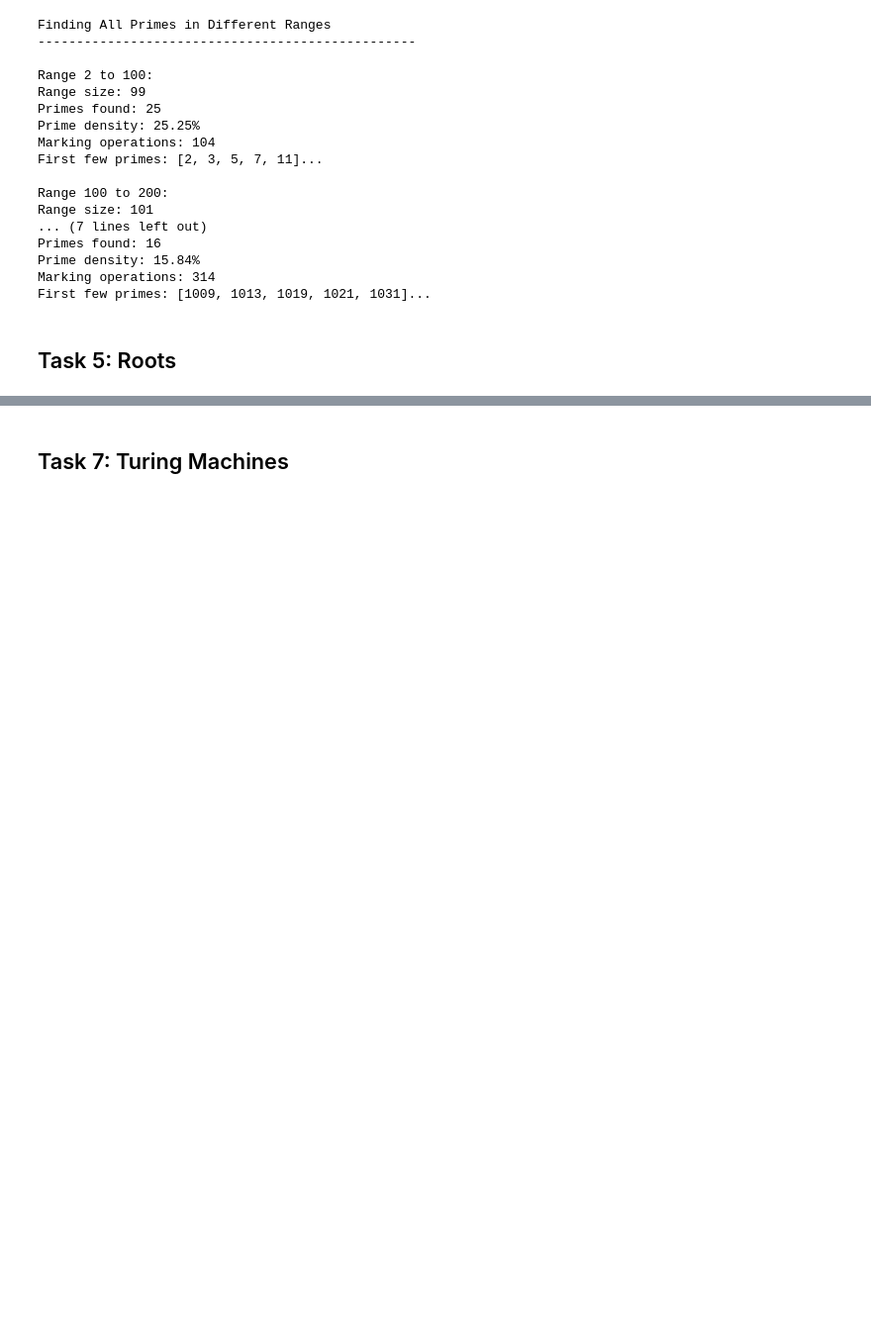
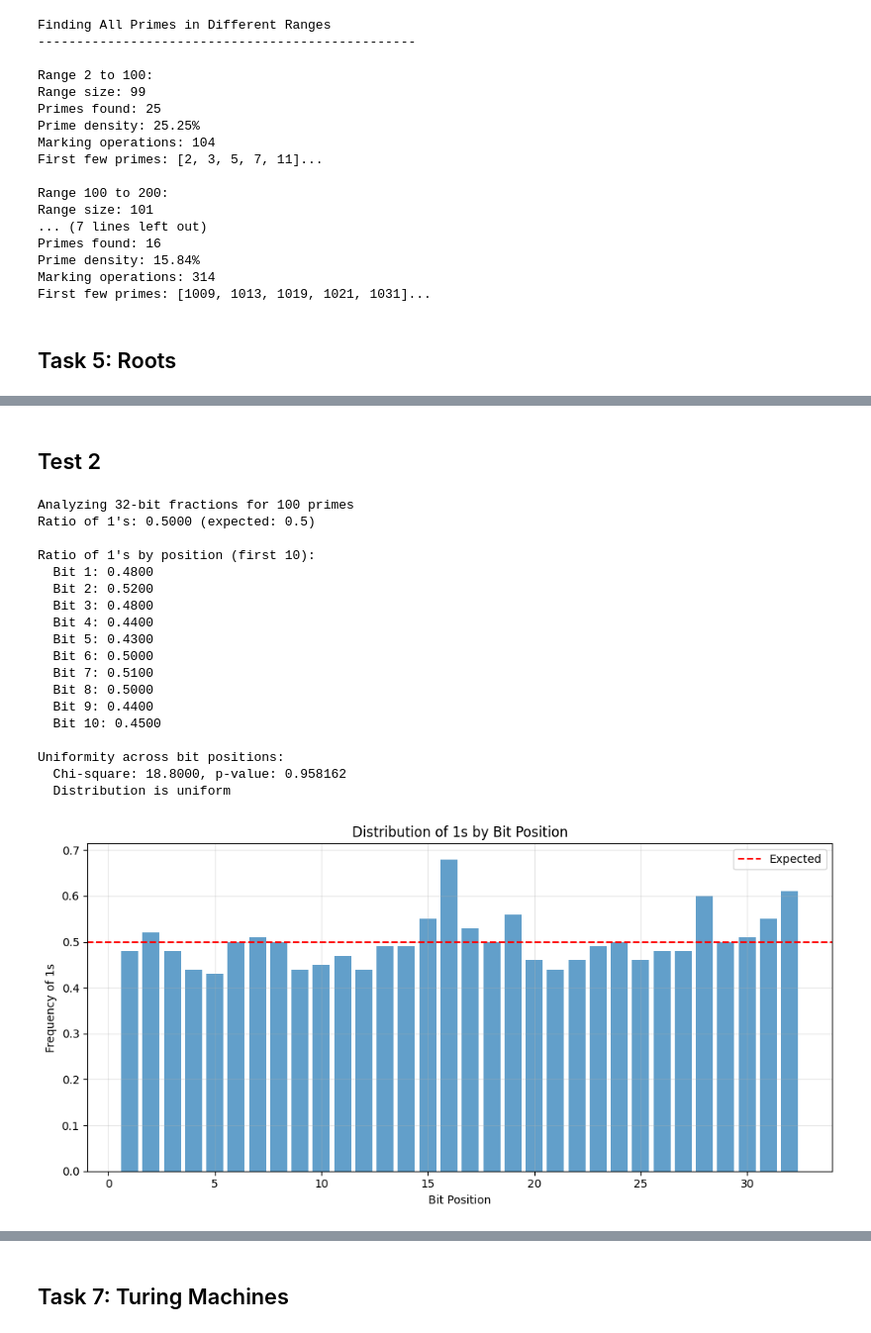
Before and after one commit to LukeCorc99/ComputationalTheory, a Jupyter notebook: tasks.ipynb, the cells around one changed output, grey strips where cells are left out. Shown at 99% size. Cells and saved outputs as stored; diff of their text form; code cells hidden in the pictures; blank space fills up the shorter version.

```diff
--- a/tasks.ipynb
+++ b/tasks.ipynb
@@ -1137,0 +1204,75 @@ def calculateRootFractions(nPrimes=100, bits=32):
+# %% [markdown]
+## Test 2
+# %%
+from scipy import stats
+import numpy as np
+
+def testBitDistribution(plot=True):
+    numPrimes = 100
+    bits = 32
+
+    # Get data
+    primes = getFirstNPrimes(numPrimes)
+    fractions = calculateRootFractions(numPrimes, bits)
+    bitArray = np.array([[int(bit) for bit in fraction] for fraction in fractions])
+
+    # Overall distribution
+    onesCount = np.sum(bitArray)
+    totalBits = numPrimes * bits
+    onesRatio = onesCount / totalBits
+
+    print(f"Analyzing {bits}-bit fractions for {numPrimes} primes")
+    print(f"Ratio of 1's: {onesRatio:.4f} (expected: 0.5)")
+
+    # Position-based distribution
+    onesByPosition = np.sum(bitArray, axis=0) / numPrimes
+
+    # Sample of position-specific distribution
+    print("\nRatio of 1's by position (first 10):")
+    for i in range(10):
+        print(f"  Bit {i+1}: {onesByPosition[i]:.4f}")
+
+    # Statistical test for uniformity
+    chi2, p = stats.chisquare(np.sum(bitArray, axis=0),
+                              [numPrimes/2] * bits)
+
+    print(f"\nUniformity across bit positions:")
+    print(f"  Chi-square: {chi2:.4f}, p-value: {p:.6f}")
+    print(f"  Distribution is {'uniform' if p > 0.05 else 'not uniform'}")
+
+    if plot:
+        # Visualize bit distribution by position
+        plt.figure(figsize=(10, 5))
+        plt.bar(range(1, bits+1), onesByPosition, alpha=0.7)
+        plt.axhline(y=0.5, color='r', linestyle='--', label='Expected')
+        plt.xlabel('Bit Position')
+        plt.ylabel('Frequency of 1s')
+        plt.title('Distribution of 1s by Bit Position')
+        plt.grid(alpha=0.3)
+        plt.legend()
+        plt.tight_layout()
+        plt.savefig("test3_distribution.png")
+
+    print()
+
+testBitDistribution()
+# %% [output]
+Analyzing 32-bit fractions for 100 primes
+Ratio of 1's: 0.5000 (expected: 0.5)
+
+Ratio of 1's by position (first 10):
+  Bit 1: 0.4800
+  Bit 2: 0.5200
+  Bit 3: 0.4800
+  Bit 4: 0.4400
+  Bit 5: 0.4300
+  Bit 6: 0.5000
+  Bit 7: 0.5100
+  Bit 8: 0.5000
+  Bit 9: 0.4400
+  Bit 10: 0.4500
+
+Uniformity across bit positions:
+  Chi-square: 18.8000, p-value: 0.958162
+  Distribution is uniform
+[figure, added]
```
Also changed, not shown: parts of 10 cells of this notebook, 6 other files.
